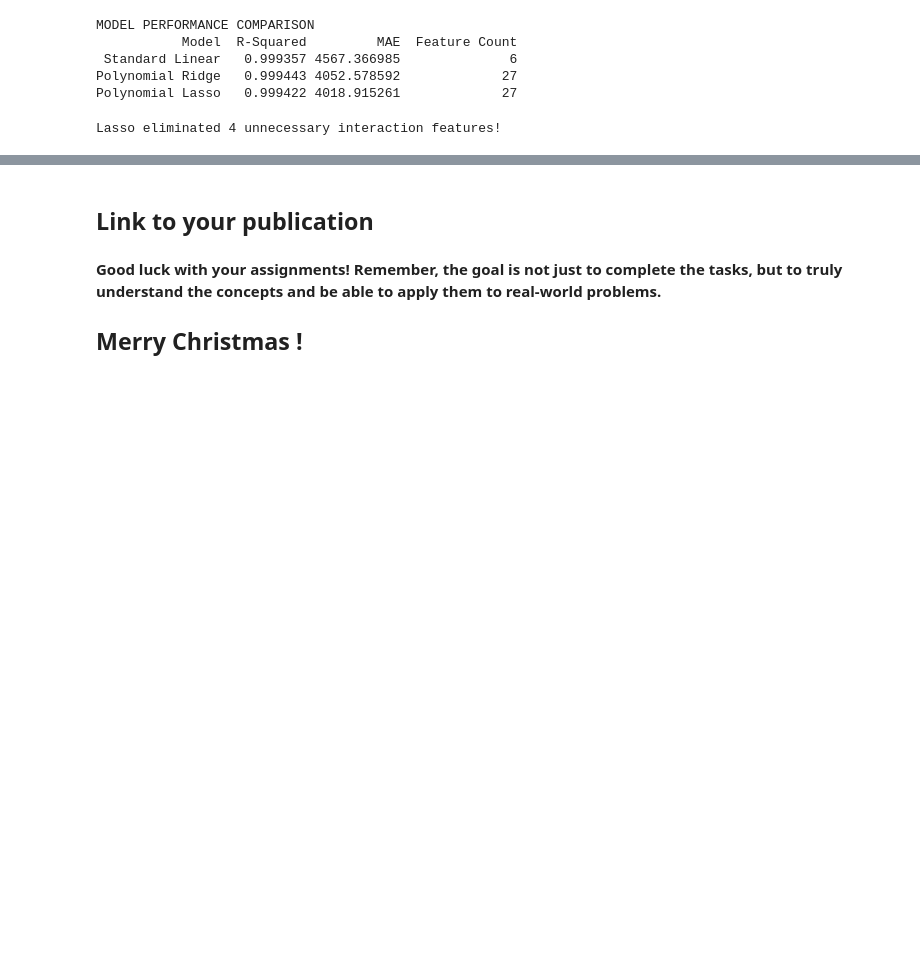
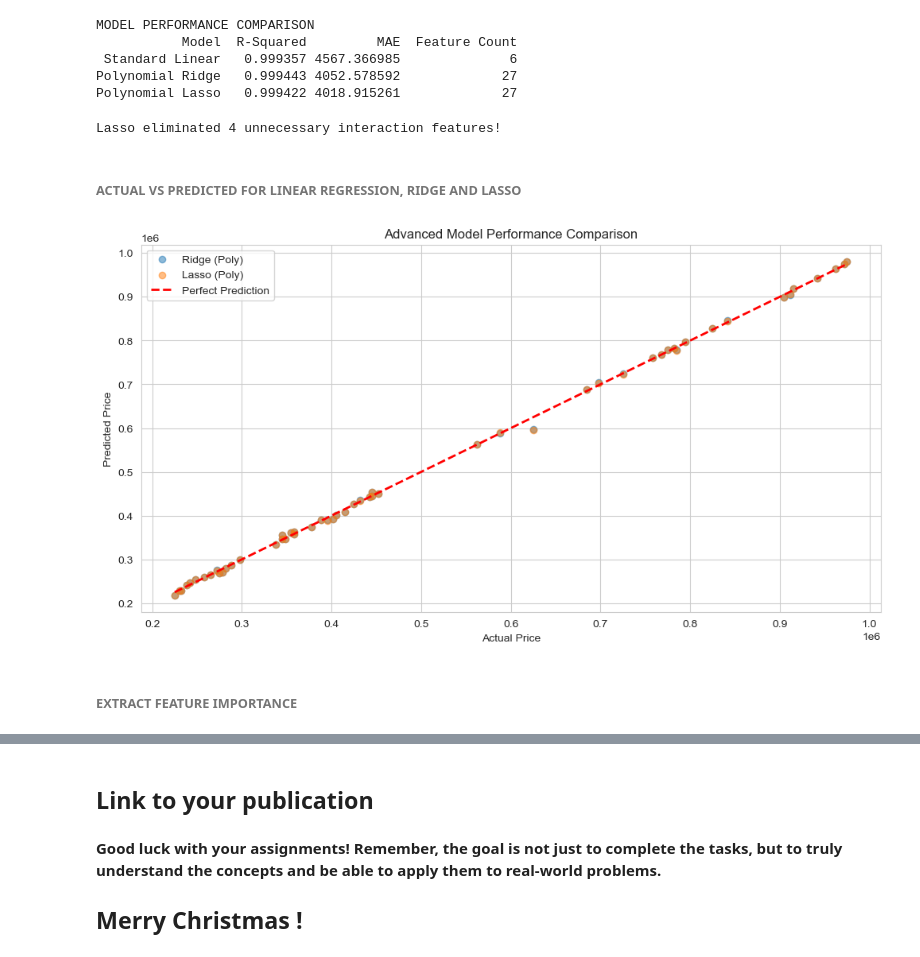
Before and after one commit to Ezerioha-ifeanyi/Week-14-Take-Home, a Jupyter notebook: Take Home.ipynb, the cells around one changed output, grey strips where cells are left out. Cells and saved outputs as stored; diff of their text form; code cells hidden in the pictures; blank space fills up the shorter version.

```diff
--- a/Take Home.ipynb
+++ b/Take Home.ipynb
@@ -4103,0 +3509,20 @@ def document_improvement(baseline_model, tuned_model, X_train, X_test, y_train,
+# %% [markdown]
+###### ACTUAL VS PREDICTED FOR LINEAR REGRESSION, RIDGE AND LASSO
+# %%
+# Comparison of actual vs predicted for the three models
+plt.figure(figsize=(12, 6))
+
+# We use the test set targets for the y-axis
+plt.scatter(housing_Y_test, best_ridge.predict(X_test_poly), alpha=0.5, label='Ridge (Poly)')
+plt.scatter(housing_Y_test, best_lasso.predict(X_test_poly), alpha=0.5, label='Lasso (Poly)')
+plt.plot([housing_Y_test.min(), housing_Y_test.max()], [housing_Y_test.min(), housing_Y_test.max()], 'r--', lw=2, label='Perfect Prediction')
+
+plt.title('Advanced Model Performance Comparison')
+plt.xlabel('Actual Price')
+plt.ylabel('Predicted Price')
+plt.legend()
+plt.show()
+# %% [output]
+[figure, added]
+# %% [markdown]
+###### EXTRACT FEATURE IMPORTANCE
```
Also changed, not shown: parts of 9 cells of this notebook.
